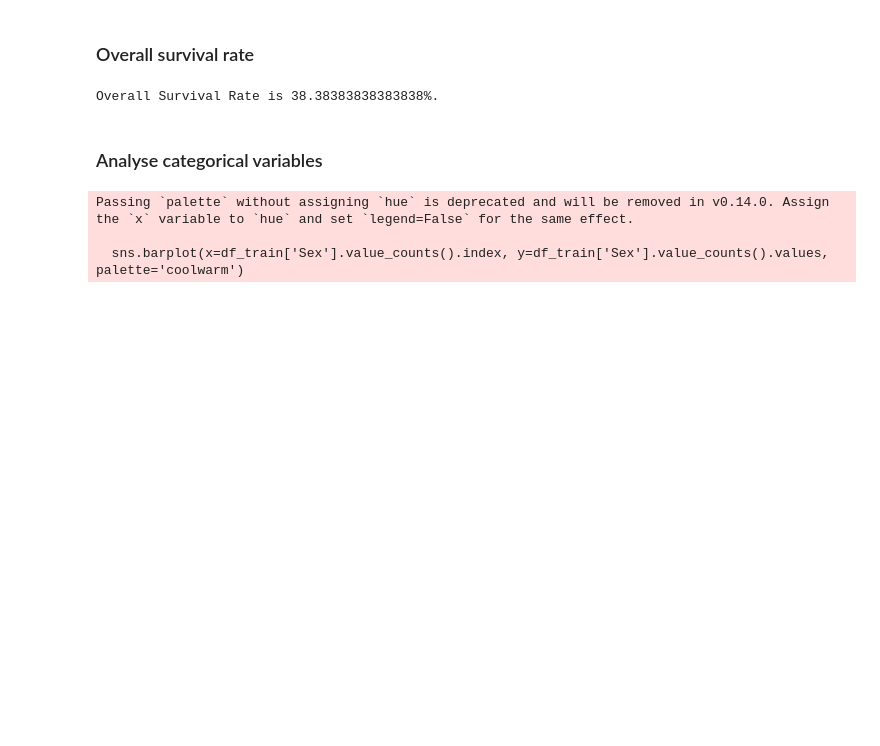
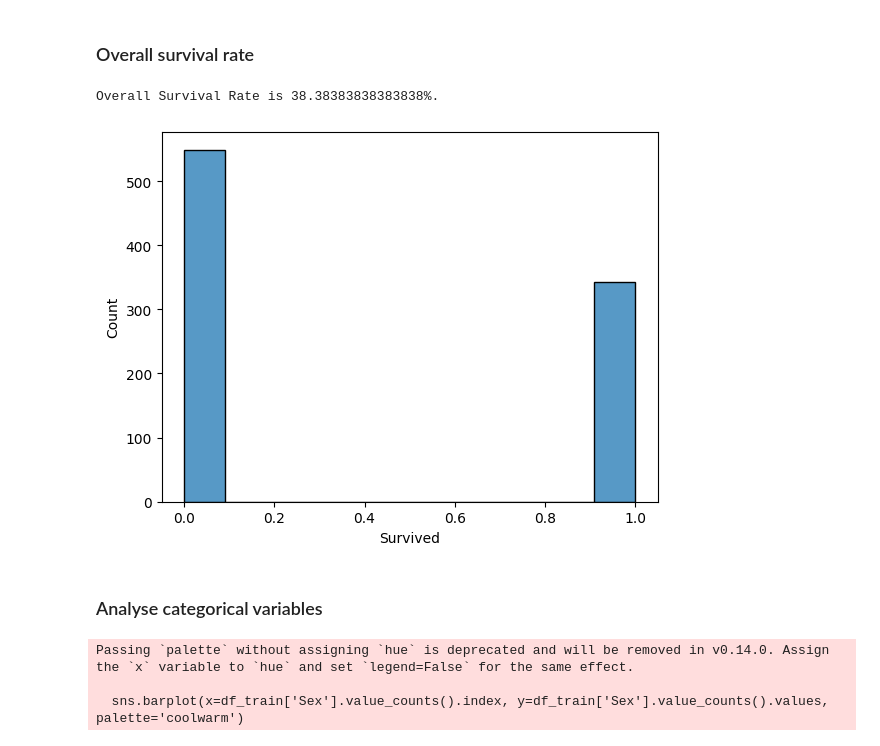
Before and after one commit to cadzchua/SC1015-Mini-Project, a Jupyter notebook: miniproject.ipynb, the cells around one changed output. Saved outputs shown, nothing was run; the diff lists cells and outputs as text; code cells hidden in the pictures; blank space fills up the shorter version.

```diff
--- a/miniproject.ipynb
+++ b/miniproject.ipynb
@@ -90,6 +95,11 @@ survival_rate = df_train['Survived'].mean() * 100
 print(f"Overall Survival Rate is {survival_rate}%.")
 # %% [output]
 Overall Survival Rate is 38.38383838383838%.
+# %%
+sns.histplot(x='Survived', data=df_train)
+plt.show()
+# %% [output]
+[figure, added]
 # %% [markdown]
 ### Analyse categorical variables
 # %%
```
Also changed, not shown: parts of 11 cells of this notebook.
